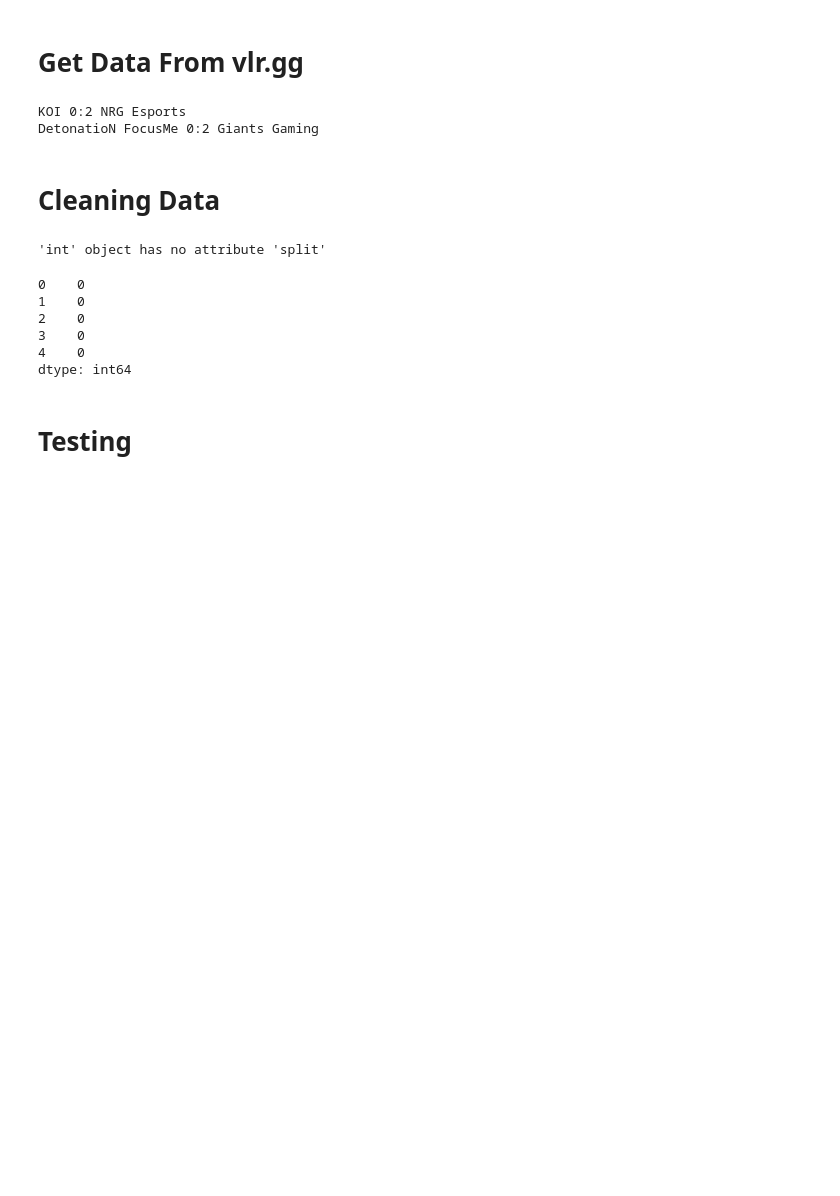
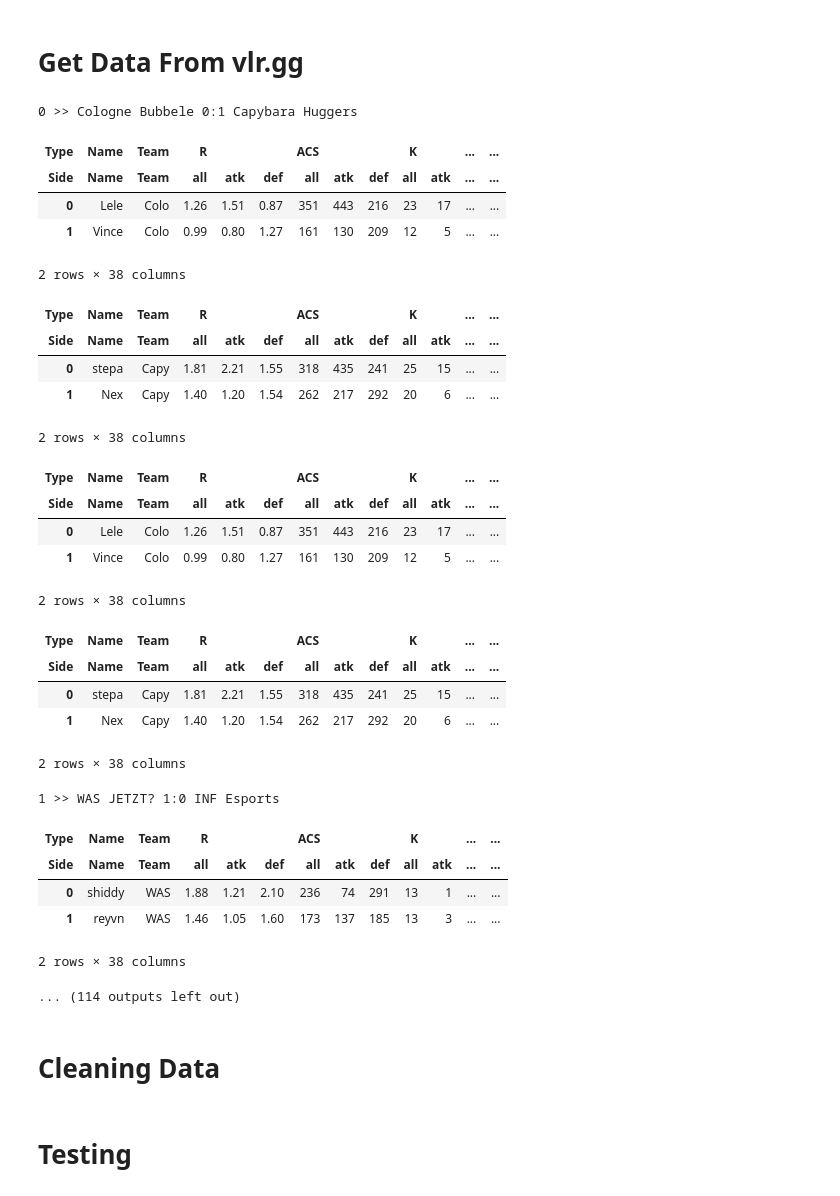
Before and after one commit to khemingkapat/vlr_data, a Jupyter notebook: vlr_data.ipynb, the cells around one changed output. Saved outputs shown, nothing was run; the diff lists cells and outputs as text; code cells hidden in the pictures; blank space fills up the shorter version.

```diff
--- a/vlr_data.ipynb
+++ b/vlr_data.ipynb
@@ -11,38 +11,71 @@ import re
 # %%
 base_url = 'https://www.vlr.gg'
 
 event_url = '/event/matches/1188/champions-tour-2023-lock-in-s-o-paulo/?series_id=all'
+event_url = '/event/matches/1530/project-v-pro-weekly-6/?series_id=all'
 
 res = httpx.get(base_url+event_url)
 
 html = HTMLParser(res.text)
 
 matches = html.css('a.wf-module-item')
 
 completed_matches = [match for match in matches if match.css_first('div.ml-status').text() == 'Completed']
 
-for match in completed_matches[:2]:
+
+perfect_completed_matches = completed_matches[:21] + completed_matches[22:30] + completed_matches[31:]
+
+for index,match in enumerate(completed_matches):
     match_res = httpx.get(match_url := f'{base_url}{match.attributes["href"]}')
 
     match_html = HTMLParser(match_res.text)
 
     match_name = match_html.css_first('title').text().strip().split(' | ')[0].split(' vs. ')
 
     messy_match_result = match_html.css_first('div.js-spoiler').text()
     match_result = ' ' + ''.join(re.findall("\S+",messy_match_result)) + ' '
 
+    print(index, '>> ',end='')
     print(match_sum:=match_result.join(match_name))
 
     tables = match_html.css('table.wf-table-inset')
 
     for table in tables:
         for t in pd.read_html(table.html):
-            sample_df = t
-            for key,df in get_clean_df(t).items():
-                pass
+            display(transform_subcolumns_df(t).head(2))
+            # transform_subcolumns_df(t)
+    #         sample_df = t
+    #         for key,df in get_clean_df(t).items():
+    #             pass
 # %% [output]
-KOI 0:2 NRG Esports
-DetonatioN FocusMe 0:2 Giants Gaming
+0 >> Cologne Bubbele 0:1 Capybara Huggers
+| Type | Name | Team | R |  |  | ACS |  |  | K |  | ... | ... |
+| Side | Name | Team | all | atk | def | all | atk | def | all | atk | ... | ... |
+| 0 | Lele | Colo | 1.26 | 1.51 | 0.87 | 351 | 443 | 216 | 23 | 17 | ... | ... |
+| 1 | Vince | Colo | 0.99 | 0.80 | 1.27 | 161 | 130 | 209 | 12 | 5 | ... | ... |
+2 rows × 38 columns
+| Type | Name | Team | R |  |  | ACS |  |  | K |  | ... | ... |
+| Side | Name | Team | all | atk | def | all | atk | def | all | atk | ... | ... |
+| 0 | stepa | Capy | 1.81 | 2.21 | 1.55 | 318 | 435 | 241 | 25 | 15 | ... | ... |
+| 1 | Nex | Capy | 1.40 | 1.20 | 1.54 | 262 | 217 | 292 | 20 | 6 | ... | ... |
+2 rows × 38 columns
+| Type | Name | Team | R |  |  | ACS |  |  | K |  | ... | ... |
+| Side | Name | Team | all | atk | def | all | atk | def | all | atk | ... | ... |
+| 0 | Lele | Colo | 1.26 | 1.51 | 0.87 | 351 | 443 | 216 | 23 | 17 | ... | ... |
+| 1 | Vince | Colo | 0.99 | 0.80 | 1.27 | 161 | 130 | 209 | 12 | 5 | ... | ... |
+2 rows × 38 columns
+| Type | Name | Team | R |  |  | ACS |  |  | K |  | ... | ... |
+| Side | Name | Team | all | atk | def | all | atk | def | all | atk | ... | ... |
+| 0 | stepa | Capy | 1.81 | 2.21 | 1.55 | 318 | 435 | 241 | 25 | 15 | ... | ... |
+| 1 | Nex | Capy | 1.40 | 1.20 | 1.54 | 262 | 217 | 292 | 20 | 6 | ... | ... |
+2 rows × 38 columns
+1 >> WAS JETZT? 1:0 INF Esports
+| Type | Name | Team | R |  |  | ACS |  |  | K |  | ... | ... |
+| Side | Name | Team | all | atk | def | all | atk | def | all | atk | ... | ... |
+| 0 | shiddy | WAS | 1.88 | 1.21 | 2.10 | 236 | 74 | 291 | 13 | 1 | ... | ... |
+| 1 | reyvn | WAS | 1.46 | 1.05 | 1.60 | 173 | 137 | 185 | 13 | 3 | ... | ... |
+2 rows × 38 columns
+... (114 outputs left out)
 # %% [markdown]
 # Cleaning Data
 # %%
@@ -54,15 +87,7 @@ def get_default(serie,func,dtype,np.nan):
         return pd.Series([default] * serie.shape[0])
 # %%
 series = pd.Series([1,2,3,4,5])
-get_default(series,0,int)
+get_default(series,lambda x : x*2,int)
-# %% [output]
-'int' object has no attribute 'split'
-0    0
-1    0
-2    0
-3    0
-4    0
-dtype: int64
 # %%
 def temp_clean_df(df,func):
     result_df = pd.DataFrame()
```
Also changed, not shown: parts of 25 cells of this notebook.
